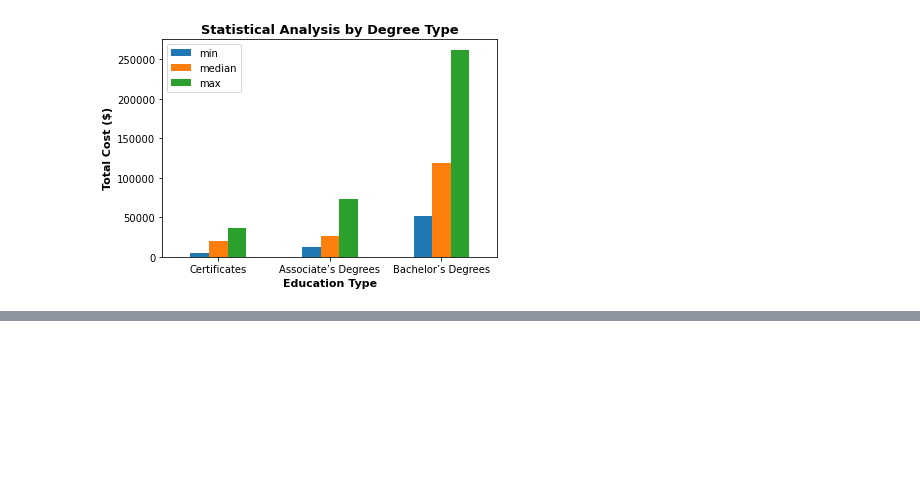
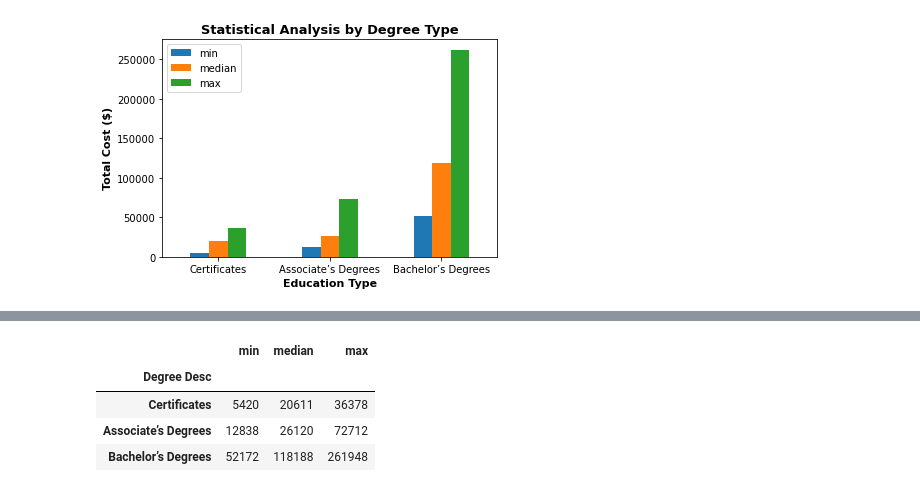
Before and after one commit to Project-1-2021/ValueOfCollege, a Jupyter notebook: Data_Analysis.ipynb, the cells around one changed output, grey strips where cells are left out. Saved outputs shown, nothing was run; the diff lists cells and outputs as text; code cells hidden in the pictures; blank space fills up the shorter version.

```diff
--- a/Data_Analysis.ipynb
+++ b/Data_Analysis.ipynb
@@ -162,0 +214,8 @@ plt.show()
+# %%
+summary_df
+# %% [output]
+|  | min | median | max |
+| Degree Desc |  |  |  |
+| Certificates | 5420 | 20611 | 36378 |
+| Associate’s Degrees | 12838 | 26120 | 72712 |
+| Bachelor’s Degrees | 52172 | 118188 | 261948 |
```
Also changed, not shown: parts of 5 cells of this notebook.
